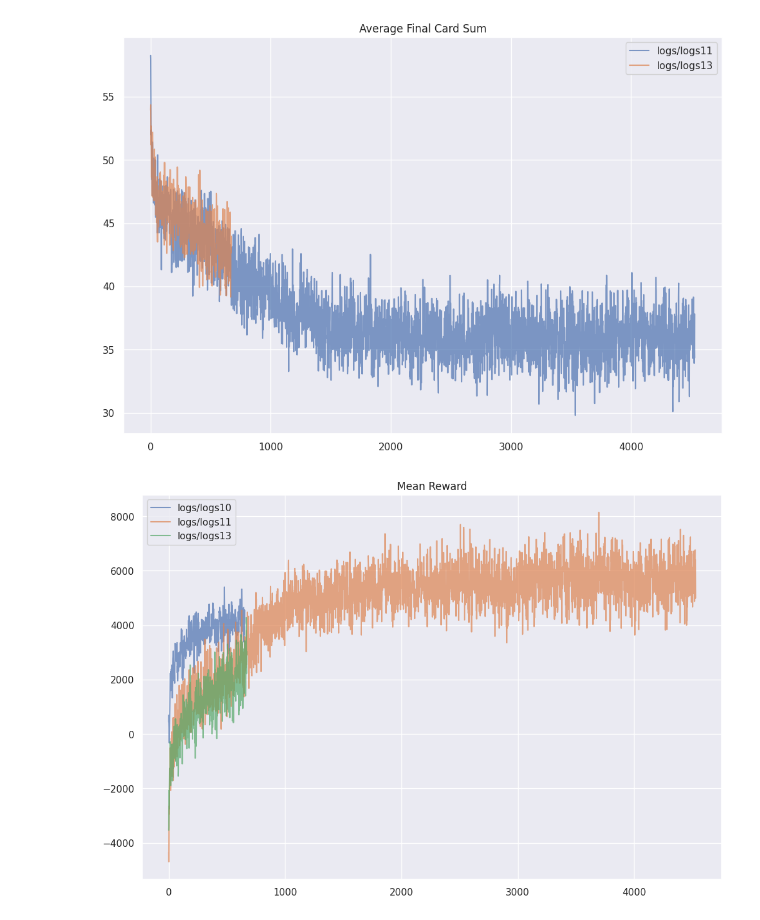
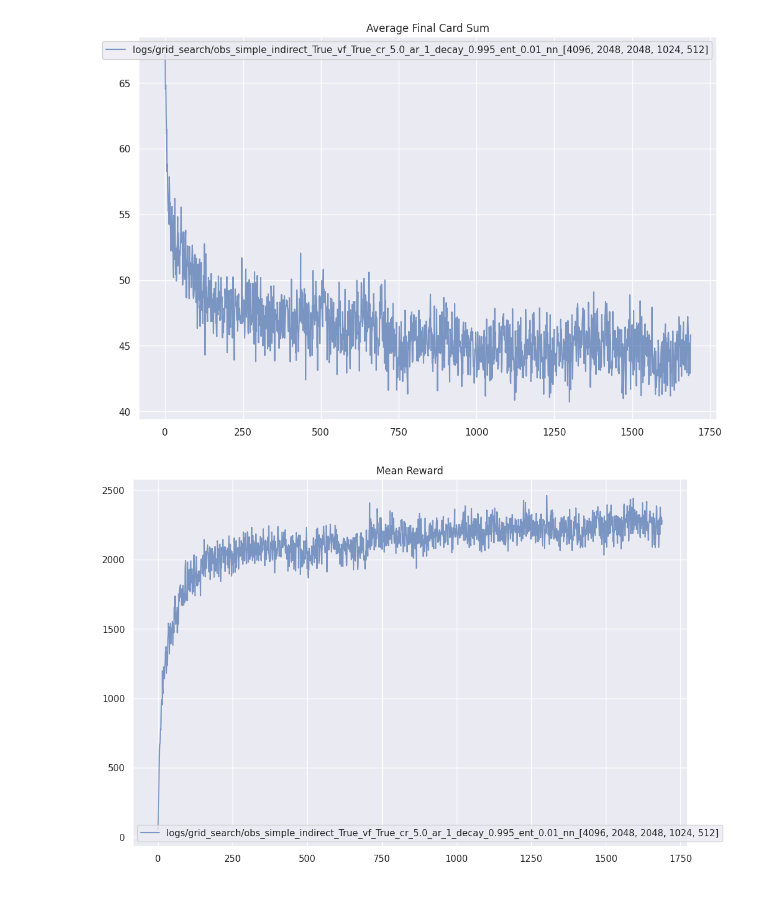
Before and after one commit to faguodev/SkyjoAI, a Jupyter notebook: evaluation.ipynb, the cells around one changed output. Drawn from its saved outputs; the diff is of its cells as text; code cells hidden in the pictures.

```diff
--- a/evaluation.ipynb
+++ b/evaluation.ipynb
@@ -32,10 +32,11 @@ def get_metrics(
 # %%
 # Add all paths to the experiments here
 logs_to_evaluate = [
-    "logs/logs10",
-    "logs/logs11",
-    # "logs/logs12",
-    "logs/logs13",
+    # "logs/logs10",
+    # "logs/logs11",
+    # # "logs/logs12",
+    # "logs/logs13",
+    "logs/grid_search/obs_simple_indirect_True_vf_True_cr_5.0_ar_1_decay_0.995_ent_0.01_nn_[4096, 2048, 2048, 1024, 512]"
 ]
 
 all_hist_stats = []
@@ -54,21 +55,19 @@ plt.show()
 # %%
 for logs, hist_stats in zip(logs_to_evaluate, all_hist_stats):
-    sns.lineplot(hist_stats["final_card_sum_0_mean"], label=logs, alpha=0.7)
+    sns.lineplot(hist_stats["final_score_0_mean"], label=logs, alpha=0.7)
 plt.title("Average Final Card Sum")
 plt.legend()
 plt.show()
 # %% [output]
-[figure, old version]
+[figure, new version]
 # %%
-plt.plot(custom_metrics_adapt_098["final_sum_of_revealed_cards_0_mean"], label="Average Final Card Sum, 1.0 -> 0.01, 98%")
-plt.plot(custom_metrics_adapt_095["final_sum_of_revealed_cards_0_mean"], label="Average Final Card Sum, 1.0 -> 0.01, 95%")
-plt.plot(custom_metrics_adapt_0999["final_sum_of_revealed_cards_0_mean"], label="Average Final Card Sum, 1.0 -> 0.01, 99.9%")
-plt.plot(custom_metrics_const["final_sum_of_revealed_cards_0_mean"], label="Average Final Card Sum, 0.01 constant")
-plt.title("Average Final Card Sum")
+for logs, hist_stats in zip(logs_to_evaluate, all_hist_stats):
+    sns.lineplot(hist_stats["policy_main_reward_mean"], label=logs, alpha=0.7)
+plt.title("Mean Reward")
 plt.legend()
 plt.show()
 # %% [output]
-[figure, old version]
+[figure, new version]
 # %%
 plt.show()
 for logs, hist_stats in zip(logs_to_evaluate, all_hist_stats):
```
Also changed, not shown: parts of 2 cells of this notebook.
